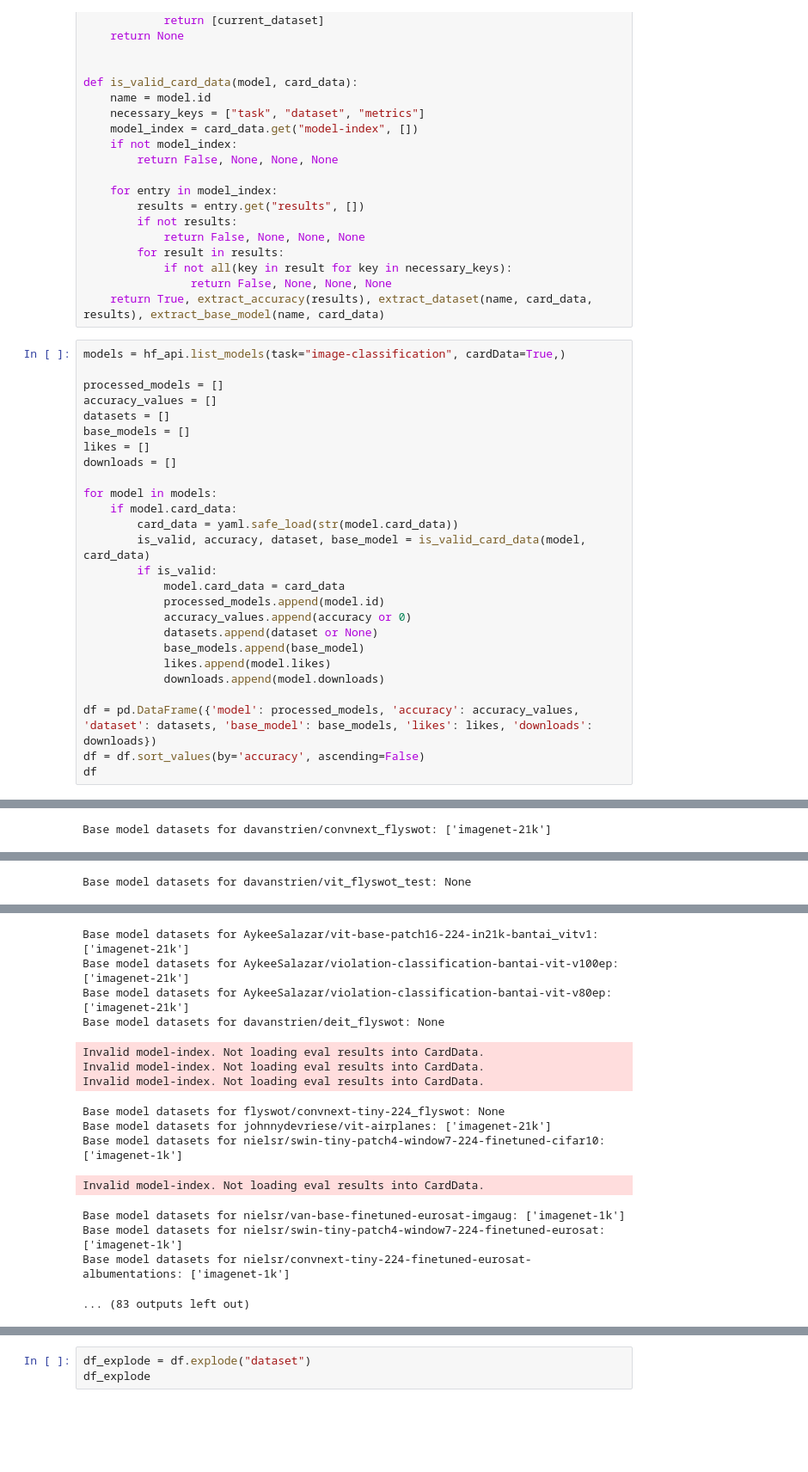
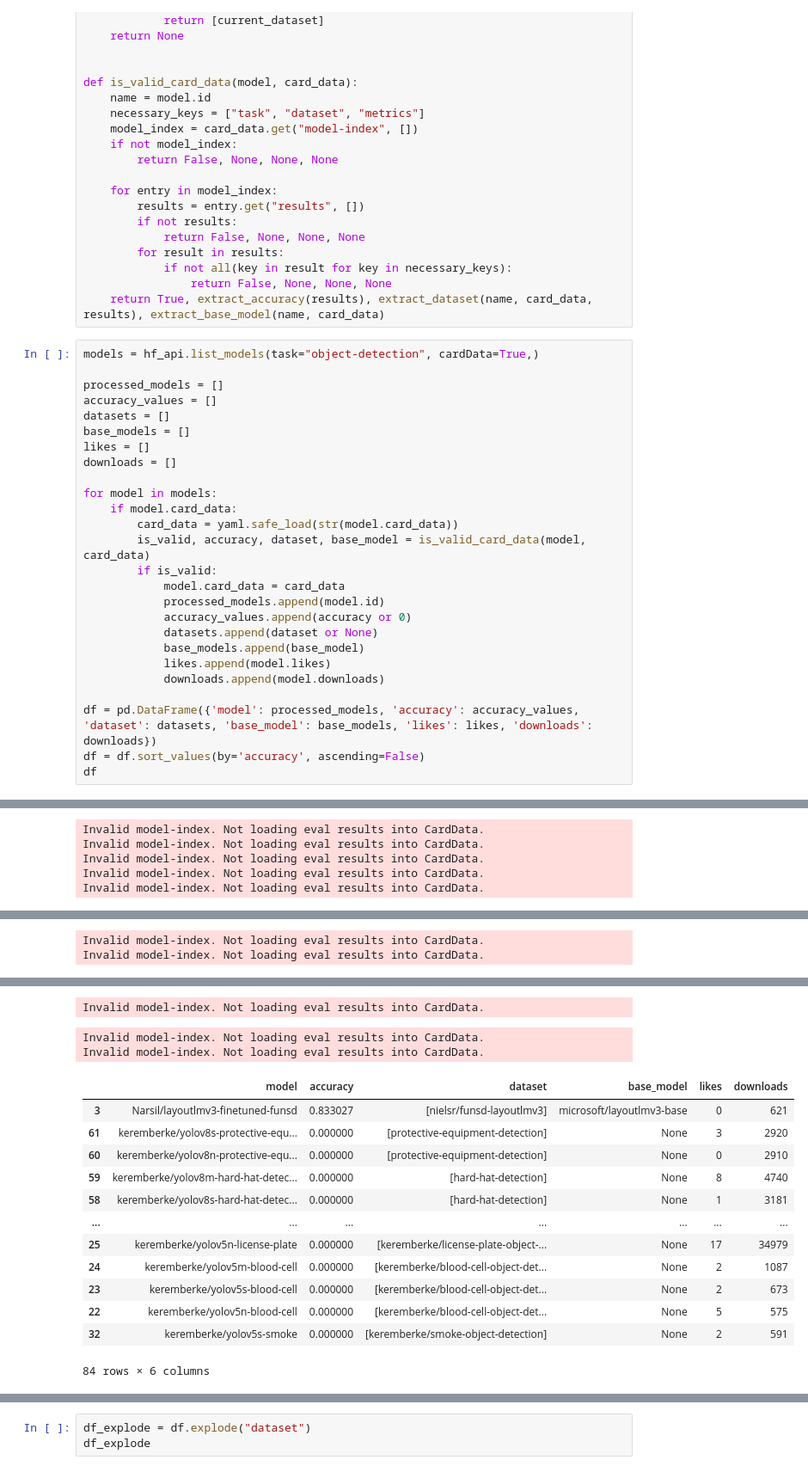
Before and after one commit to arogyaGurkha/ModelHubTest, a Jupyter notebook: experiments/image_classification.ipynb, the cells around one changed output, grey strips where cells are left out. Shown at 86% size. Drawn from its saved outputs; the diff is of its cells as text; blank space fills up the shorter version.

Commit message:
Temporary change to object-detection models instead.

```diff
--- a/experiments/image_classification.ipynb
+++ b/experiments/image_classification.ipynb
@@ -97,7 +97,7 @@ def is_valid_card_data(model, card_data):
                 return False, None, None, None
     return True, extract_accuracy(results), extract_dataset(name, card_data, results), extract_base_model(name, card_data)
 # %%
-models = hf_api.list_models(task="image-classification", cardData=True,)
+models = hf_api.list_models(task="object-detection", cardData=True,)
 
 processed_models = []
 accuracy_values = []
@@ -142,4 +127,8 @@ Invalid model-index. Not loading eval results into CardData.
-Base model datasets for davanstrien/convnext_flyswot: ['imagenet-21k']
+Invalid model-index. Not loading eval results into CardData.
+Invalid model-index. Not loading eval results into CardData.
+Invalid model-index. Not loading eval results into CardData.
+Invalid model-index. Not loading eval results into CardData.
+Invalid model-index. Not loading eval results into CardData.
 Invalid model-index. Not loading eval results into CardData.
 Invalid model-index. Not loading eval results into CardData.
 Invalid model-index. Not loading eval results into CardData.
@@ -156,4 +138,5 @@ Invalid model-index. Not loading eval results into CardData.
-Base model datasets for davanstrien/vit_flyswot_test: None
+Invalid model-index. Not loading eval results into CardData.
+Invalid model-index. Not loading eval results into CardData.
 Invalid model-index. Not loading eval results into CardData.
 Invalid model-index. Not loading eval results into CardData.
 Invalid model-index. Not loading eval results into CardData.
@@ -192,16 +174,17 @@ Invalid model-index. Not loading eval results into CardData.
-Base model datasets for AykeeSalazar/vit-base-patch16-224-in21k-bantai_vitv1: ['imagenet-21k']
-Base model datasets for AykeeSalazar/violation-classification-bantai-vit-v100ep: ['imagenet-21k']
-Base model datasets for AykeeSalazar/violation-classification-bantai-vit-v80ep: ['imagenet-21k']
-Base model datasets for davanstrien/deit_flyswot: None
+Invalid model-index. Not loading eval results into CardData.
 Invalid model-index. Not loading eval results into CardData.
 Invalid model-index. Not loading eval results into CardData.
-Invalid model-index. Not loading eval results into CardData.
+|  | model | accuracy | dataset | base_model | likes | downloads |
+| 3 | Narsil/layoutlmv3-finetuned-funsd | 0.833027 | [nielsr/funsd-layoutlmv3] | microsoft/layoutlmv3-base | 0 | 621 |
+| 61 | keremberke/yolov8s-protective-equ... | 0.000000 | [protective-equipment-detection] | None | 3 | 2920 |
+| 60 | keremberke/yolov8n-protective-equ... | 0.000000 | [protective-equipment-detection] | None | 0 | 2910 |
+| 59 | keremberke/yolov8m-hard-hat-detec... | 0.000000 | [hard-hat-detection] | None | 8 | 4740 |
+| 58 | keremberke/yolov8s-hard-hat-detec... | 0.000000 | [hard-hat-detection] | None | 1 | 3181 |
+| ... | ... | ... | ... | ... | ... | ... |
+| 25 | keremberke/yolov5n-license-plate | 0.000000 | [keremberke/license-plate-object-... | None | 17 | 34979 |
+| 24 | keremberke/yolov5m-blood-cell | 0.000000 | [keremberke/blood-cell-object-det... | None | 2 | 1087 |
+| 23 | keremberke/yolov5s-blood-cell | 0.000000 | [keremberke/blood-cell-object-det... | None | 2 | 673 |
+| 22 | keremberke/yolov5n-blood-cell | 0.000000 | [keremberke/blood-cell-object-det... | None | 5 | 575 |
+| 32 | keremberke/yolov5s-smoke | 0.000000 | [keremberke/smoke-object-detection] | None | 2 | 591 |
-Base model datasets for flyswot/convnext-tiny-224_flyswot: None
-Base model datasets for johnnydevriese/vit-airplanes: ['imagenet-21k']
-Base model datasets for nielsr/swin-tiny-patch4-window7-224-finetuned-cifar10: ['imagenet-1k']
+84 rows × 6 columns
-Invalid model-index. Not loading eval results into CardData.
-Base model datasets for nielsr/van-base-finetuned-eurosat-imgaug: ['imagenet-1k']
-Base model datasets for nielsr/swin-tiny-patch4-window7-224-finetuned-eurosat: ['imagenet-1k']
-Base model datasets for nielsr/convnext-tiny-224-finetuned-eurosat-albumentations: ['imagenet-1k']
-... (83 outputs left out)
 # %%
```
Also changed, not shown: parts of 2 cells of this notebook.
